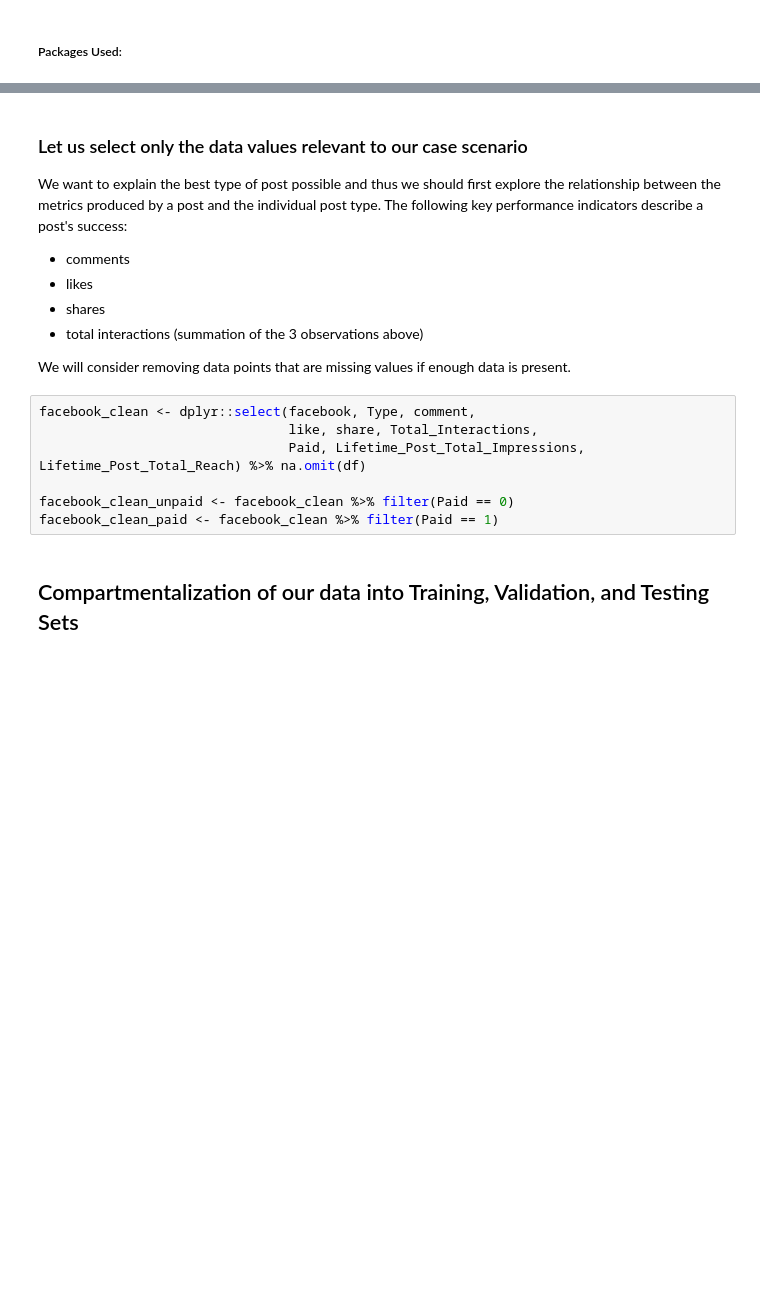
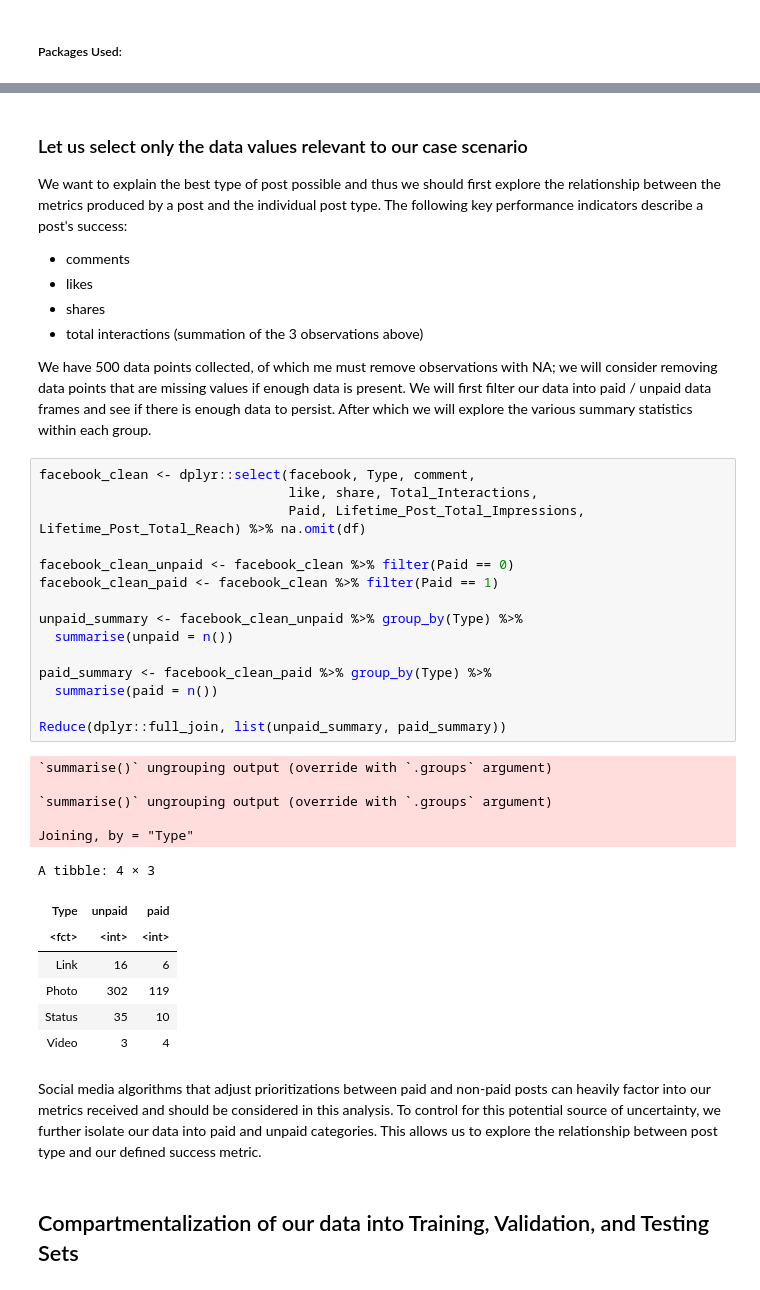
Before and after one commit to calamari99/Facebook-Post-Predictor, a Jupyter notebook: main.ipynb, the cells around one changed output, grey strips where cells are left out. Drawn from its saved outputs; the diff is of its cells as text; blank space fills up the shorter version.

```diff
--- a/main.ipynb
+++ b/main.ipynb
@@ -126,14 +109,37 @@ We want to explain the best type of post possible and thus we should first explo
 - shares
 - total interactions (summation of the 3 observations above)
 
-We will consider removing data points that are missing values if enough data is present.
+We have 500 data points collected, of which me must remove observations with NA; we will consider removing data points that are missing values if enough data is present.  We will first filter our data into paid / unpaid data frames and see if there is enough data to persist. After which we will explore the various summary statistics within each group.
 # %%
 facebook_clean <- dplyr::select(facebook, Type, comment,
                                 like, share, Total_Interactions,
                                 Paid, Lifetime_Post_Total_Impressions, Lifetime_Post_Total_Reach) %>% na.omit(df)
 
 facebook_clean_unpaid <- facebook_clean %>% filter(Paid == 0)
 facebook_clean_paid <- facebook_clean %>% filter(Paid == 1)
+
+unpaid_summary <- facebook_clean_unpaid %>% group_by(Type) %>%
+  summarise(unpaid = n())
+
+paid_summary <- facebook_clean_paid %>% group_by(Type) %>%
+  summarise(paid = n())
+
+Reduce(dplyr::full_join, list(unpaid_summary, paid_summary))
+# %% [output]
+`summarise()` ungrouping output (override with `.groups` argument)
+
+`summarise()` ungrouping output (override with `.groups` argument)
+
+Joining, by = "Type"
+A tibble: 4 × 3
+| Type | unpaid | paid |
+| <fct> | <int> | <int> |
+| Link | 16 | 6 |
+| Photo | 302 | 119 |
+| Status | 35 | 10 |
+| Video | 3 | 4 |
+# %% [markdown]
+Social media algorithms that adjust prioritizations between paid and non-paid posts can heavily factor into our metrics received and should be considered in this analysis. To control for this potential source of uncertainty, we further isolate our data into paid and unpaid categories. This allows us to explore the relationship between post type and our defined success metric.
 # %% [markdown]
 ## Compartmentalization of our data into Training, Validation, and Testing Sets
 # %% [markdown]
```
Also changed, not shown: parts of 12 cells of this notebook.
